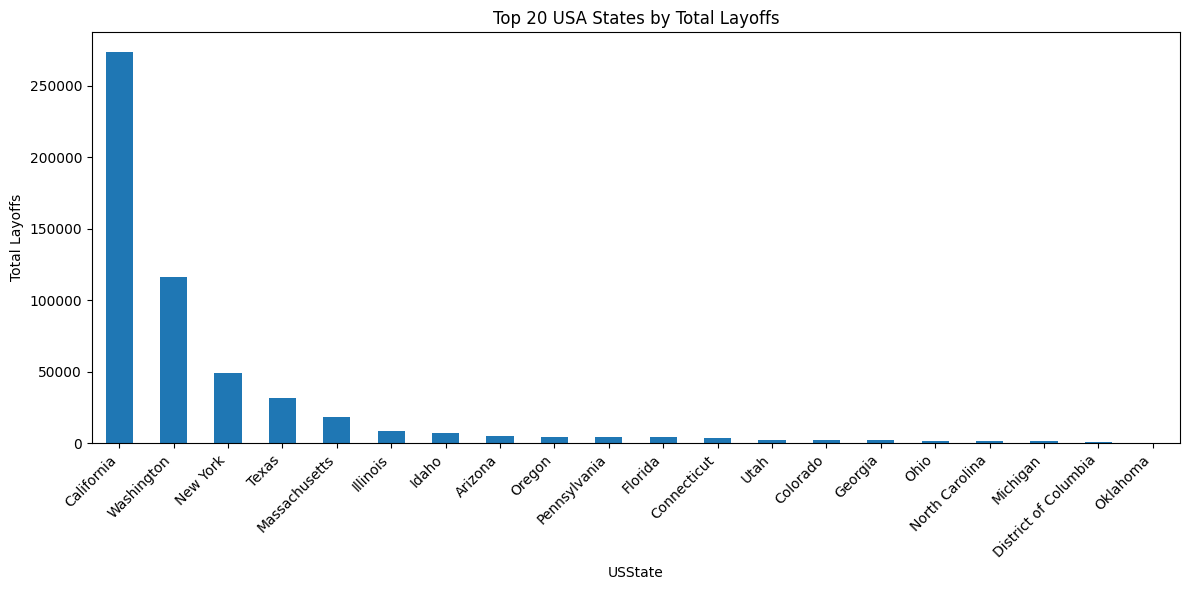
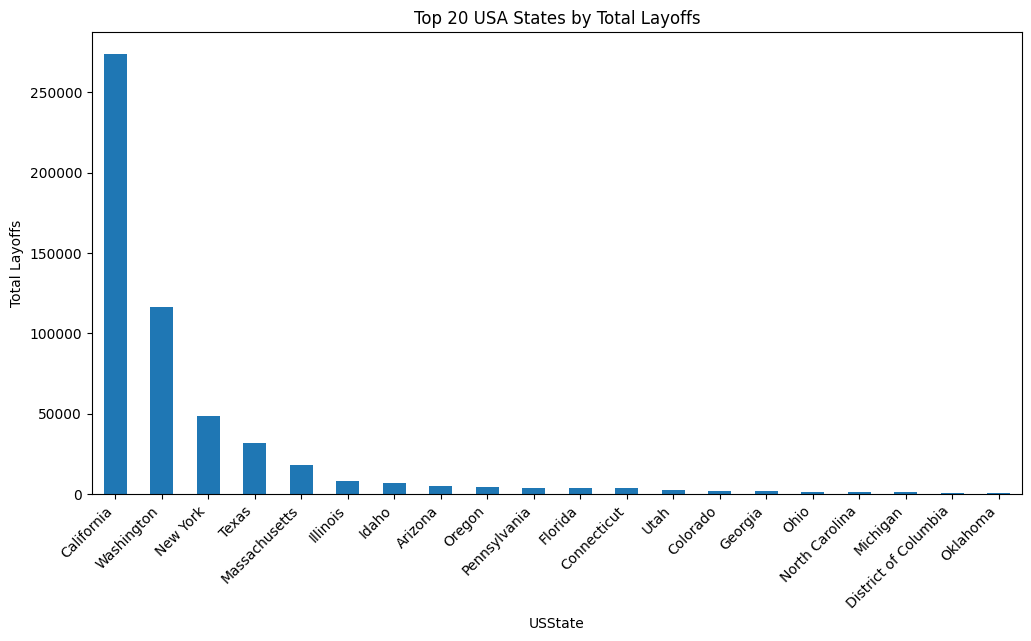
The change to this notebook cell's code, shown as a diff; its figure went from the first image to the second:
--- before
+++ after
@@ -6,5 +6,4 @@
 plt.ylabel("Total Layoffs")
 plt.xticks(rotation=45, ha="right")
-plt.tight_layout()
+plt.savefig("Top 20 USA States by Total Layoffs.png")
 plt.show()
-plt.savefig("Top 20 USA States by Total Layoffs.png")

Commit: new pics were added